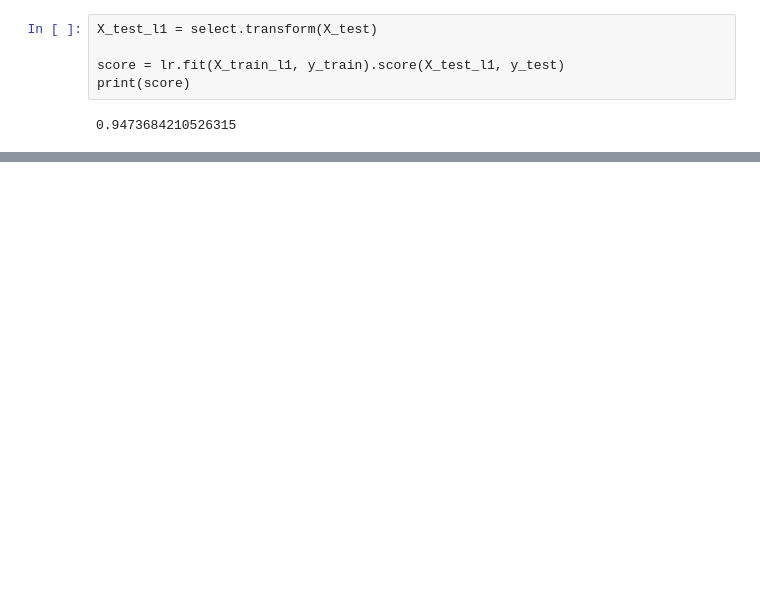
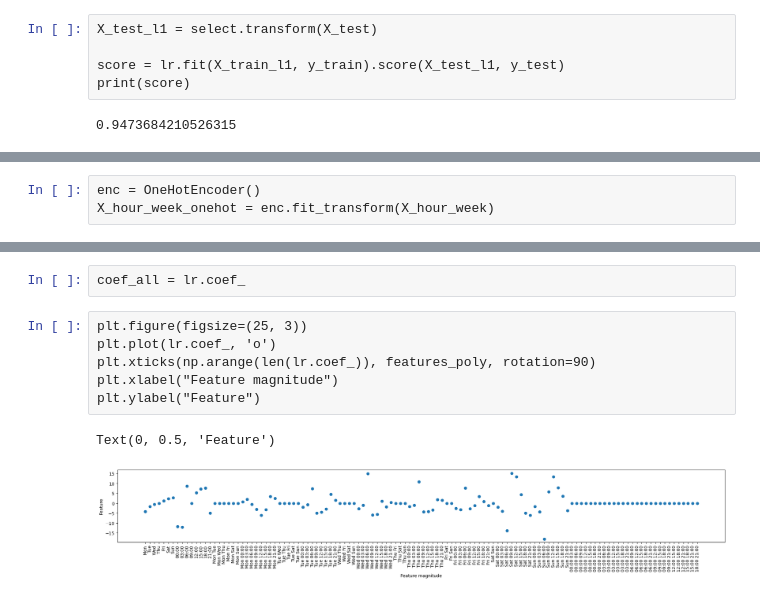
Before and after one commit to jim-franklin/intro_to_ml_with_python, a Jupyter notebook: Chapter_4/Chapter_4.ipynb, the cells around one changed output, grey strips where cells are left out. Drawn from its saved outputs; the diff is of its cells as text; blank space fills up the shorter version.

```diff
--- a/Chapter_4/Chapter_4.ipynb
+++ b/Chapter_4/Chapter_4.ipynb
@@ -613,0 +765,3 @@ plt.yticks([0], [""])
+# %%
+enc = OneHotEncoder()
+X_hour_week_onehot = enc.fit_transform(X_hour_week)
@@ -613,0 +823,11 @@ plt.yticks([0], [""])
+# %%
+coef_all = lr.coef_
+# %%
+plt.figure(figsize=(25, 3))
+plt.plot(lr.coef_, 'o')
+plt.xticks(np.arange(len(lr.coef_)), features_poly, rotation=90)
+plt.xlabel("Feature magnitude")
+plt.ylabel("Feature")
+# %% [output]
+Text(0, 0.5, 'Feature')
+[figure, added]
```
Also changed, not shown: parts of 23 cells of this notebook.
